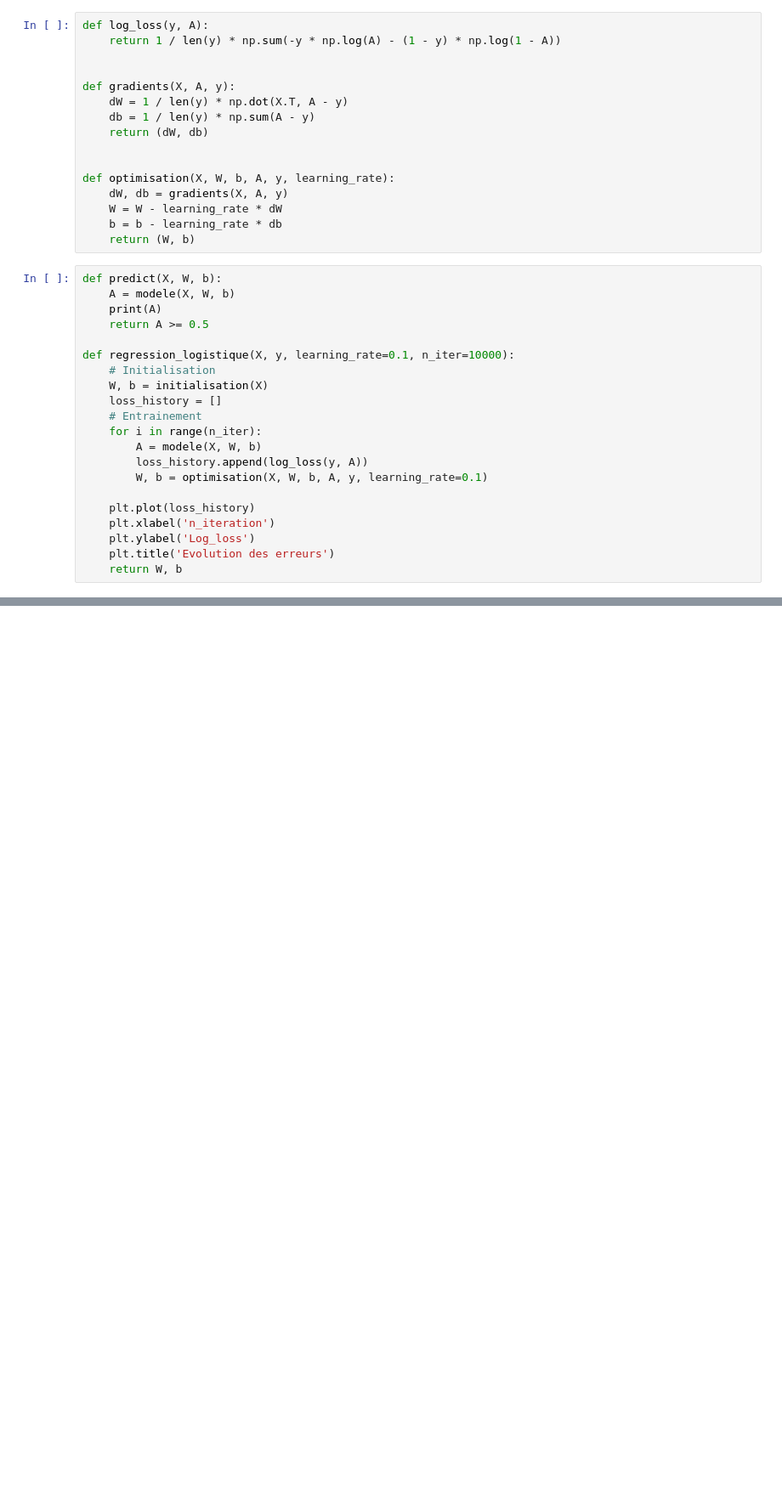
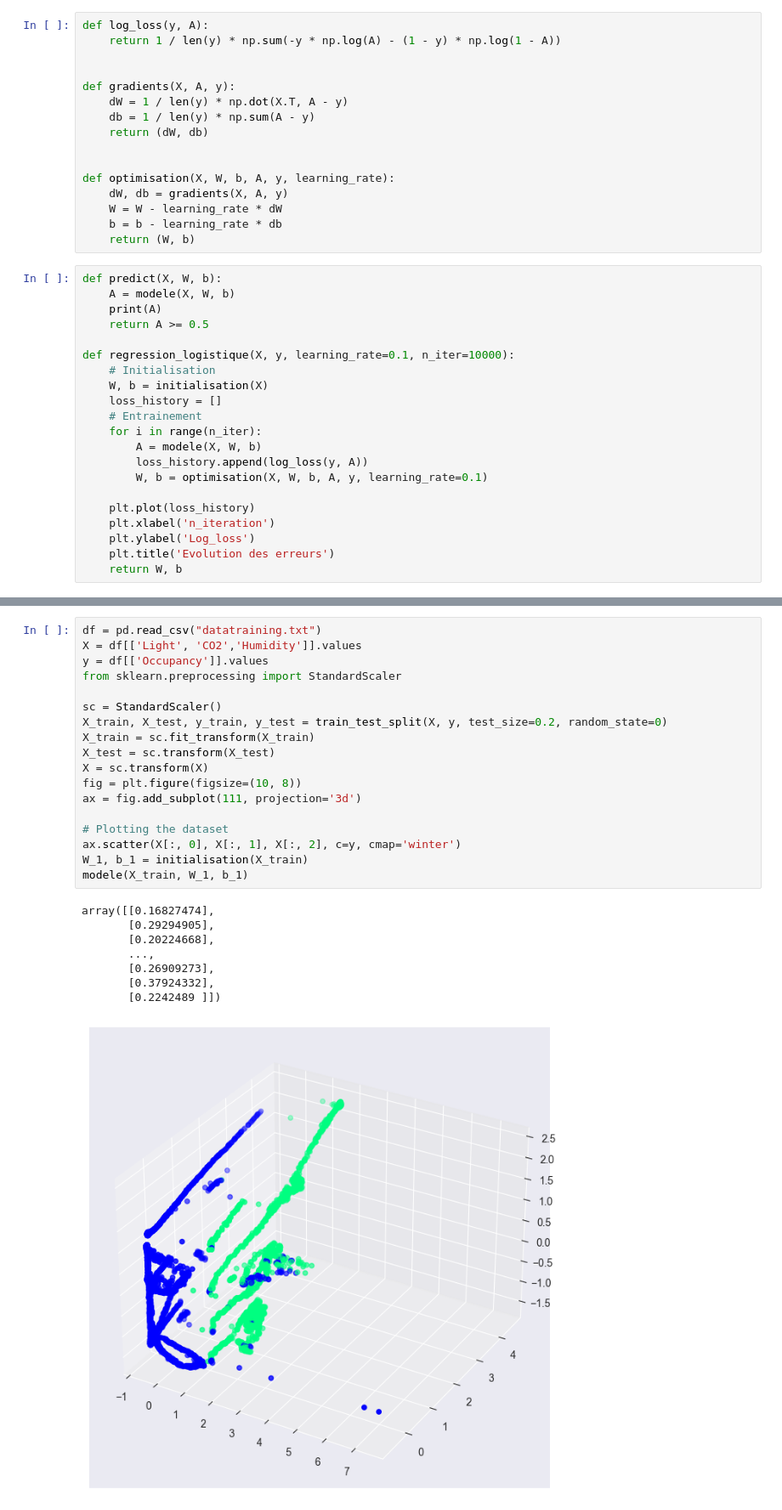
Before and after one commit to mohammedtlemsani/ai_tps, a Jupyter notebook: Seance 8/logistic-regression.ipynb, the cells around one changed output, grey strips where cells are left out. Shown: that part at 85% size. Saved outputs shown, nothing was run; the diff lists cells and outputs as text; blank space fills up the shorter version.

```diff
--- a/Seance 8/logistic-regression.ipynb
+++ b/Seance 8/logistic-regression.ipynb
@@ -132,0 +188,27 @@ ax.plot(x1, x2, c='orange', lw=3)
+# %%
+df = pd.read_csv("datatraining.txt")
+X = df[['Light', 'CO2','Humidity']].values
+y = df[['Occupancy']].values
+from sklearn.preprocessing import StandardScaler
+
+sc = StandardScaler()
+X_train, X_test, y_train, y_test = train_test_split(X, y, test_size=0.2, random_state=0)
+X_train = sc.fit_transform(X_train)
+X_test = sc.transform(X_test)
+X = sc.transform(X)
+fig = plt.figure(figsize=(10, 8))
+ax = fig.add_subplot(111, projection='3d')
+
+# Plotting the dataset
+ax.scatter(X[:, 0], X[:, 1], X[:, 2], c=y, cmap='winter')
+W_1, b_1 = initialisation(X_train)
+modele(X_train, W_1, b_1)
+# %% [output]
+array([[0.16827474],
+       [0.29294905],
+       [0.20224668],
+       ...,
+       [0.26909273],
+       [0.37924332],
+       [0.2242489 ]])
+[figure, added]
```
Also changed, not shown: parts of 13 cells of this notebook, 4 other files.
